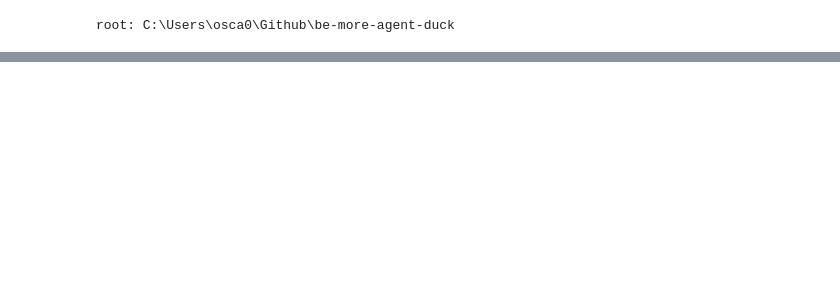
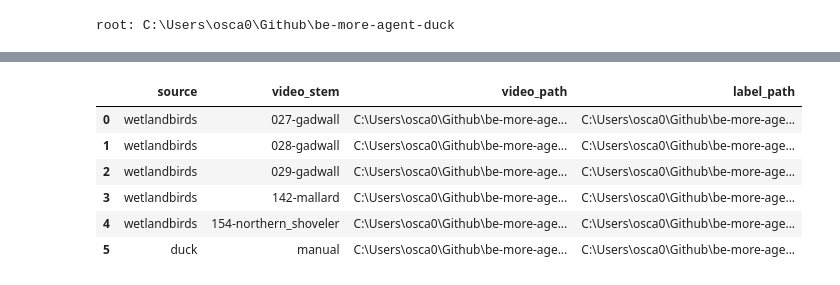
Before and after one commit to MelonChicken/be-more-agent-duck, a Jupyter notebook: notebooks/cv_check.ipynb, the cells around one changed output, grey strips where cells are left out. Saved outputs shown, nothing was run; the diff lists cells and outputs as text; code cells hidden in the pictures; blank space fills up the shorter version.

```diff
--- a/notebooks/cv_check.ipynb
+++ b/notebooks/cv_check.ipynb
@@ -17,5 +10,5 @@ groups(영상명)는 라벨 파일 기준으로 재구성한다. agent 런타임
 # %%
-FOLDS = 5              # 데이터 부족으로 5-fold 실패 시 3으로
-INCLUDE_STD = False    # True → Feature B (mean+std, 1024-dim) 비교
+FOLDS = 5
+INCLUDE_STD = True
 RANDOM_STATE = 42
 CONFIG_PATH = "config.json"
@@ -24,27 +17,29 @@ CONFIG_PATH = "config.json"
 # %%
-import json, sys
+import json
+import sys
 from collections import defaultdict
-from datetime import datetime
 from pathlib import Path
 
 import numpy as np
 import pandas as pd
 from sklearn.linear_model import LogisticRegression
+from sklearn.metrics import accuracy_score, classification_report, f1_score
 from sklearn.model_selection import StratifiedGroupKFold
-from sklearn.metrics import f1_score
 from sklearn.preprocessing import LabelEncoder
 
-# repo 루트를 import 경로에 추가 (notebooks/ 에서 열어도 src 가 잡히게)
 ROOT = Path.cwd()
 if (ROOT / "src").exists():
     root = ROOT
 elif (ROOT.parent / "src").exists():
-    root = ROOT.parent          # notebooks/ 안에서 실행한 경우
+    root = ROOT.parent
 else:
-    raise RuntimeError("repo 루트를 찾지 못했습니다. repo 루트나 notebooks/ 에서 실행하세요.")
-sys.path.insert(0, str(root))
+    raise RuntimeError("Run this notebook from the repo root or notebooks/.")
+if str(root) not in sys.path:
+    sys.path.insert(0, str(root))
 
 from src.classifier import build_feature_matrix
+OUTPUT_DIR = root / "notebooks" / "outputs"
+OUTPUT_DIR.mkdir(parents=True, exist_ok=True)
 print("root:", root)
 # %% [output]
 root: C:\Users\osca0\Github\be-more-agent-duck
@@ -139,0 +48,69 @@ groups OK: 149구간 / 36영상
+# %%
+def load_config(path):
+    config_path = Path(path)
+    if not config_path.is_absolute():
+        config_path = root / config_path
+    with config_path.open("r", encoding="utf-8") as f:
+        return json.load(f)
+
+def resolve_path(path_value):
+    path = Path(path_value)
+    return path if path.is_absolute() else root / path
+
+def collect_source(name, labels_dir, videos_dir):
+    labels_dir = resolve_path(labels_dir)
+    videos_dir = resolve_path(videos_dir)
+    rows = []
+    missing_videos = []
+    for label_path in sorted(labels_dir.glob("labels_*.csv")):
+        video_stem = label_path.stem[len("labels_"):]
+        video_path = videos_dir / f"{video_stem}.mp4"
+        if video_path.exists():
+            rows.append({"source": name, "video_stem": video_stem, "video_path": video_path, "label_path": label_path})
+        else:
+            missing_videos.append(video_path)
+    if missing_videos:
+        print(f"[{name}] labels without mp4 skipped:")
+        for video_path in missing_videos:
+            print("  -", video_path)
+    return rows
+
+config = load_config(CONFIG_PATH)
+clip_model = config.get("clip_model", "ViT-B/32")
+frames_per_seg = int(config.get("frames_per_seg", 10))
+
+sources = []
+sources.extend(collect_source("wetlandbirds", config.get("train_labels_dir", "data/train/wetlandbirds"), config.get("train_videos_dir", "data/train/wetlandbirds/videos")))
+sources.extend(collect_source("duck", config.get("duck_labels_dir", "data/train/duck"), config.get("duck_labels_dir", "data/train/duck")))
+if not sources:
+    raise FileNotFoundError("No training label/video pairs found in configured sources.")
+
+source_table = pd.DataFrame(sources)
+if source_table["video_stem"].duplicated().any():
+    display(source_table[source_table["video_stem"].duplicated(keep=False)])
+    raise RuntimeError("Duplicate video_stem values would make source mapping ambiguous.")
+
+video_paths = source_table["video_path"].astype(str).tolist()
+labels_csvs = source_table["label_path"].astype(str).tolist()
+source_by_group = dict(zip(source_table["video_stem"], source_table["source"]))
+
+box_paths = [resolve_path(p) for p in [config.get("train_boxes_csv"), config.get("duck_boxes_csv")] if p]
+missing_boxes = [p for p in box_paths if not p.exists()]
+if missing_boxes:
+    raise FileNotFoundError(f"Missing box CSV(s): {missing_boxes}")
+
+merged_boxes_csv = OUTPUT_DIR / "cv_check_merged_boxes.csv"
+pd.concat([pd.read_csv(p) for p in box_paths], ignore_index=True).to_csv(merged_boxes_csv, index=False)
+
+feature_name = "B(mean+std, 1024)" if INCLUDE_STD else "A(mean only, 512)"
+source_counts = source_table.groupby("source").size().rename("videos").to_frame()
+print(f"model={clip_model}, frames_per_seg={frames_per_seg}, feature={feature_name}")
+print("merged boxes:", merged_boxes_csv)
+print(f"total videos: {len(source_table)}")
+display(source_counts)
+display(pd.concat([source_table.head(3), source_table.tail(3)], ignore_index=True))
+display(source_table[source_table["source"] == "duck"])
+assert len(source_table) == 37, f"Expected 37 videos (36+1), got {len(source_table)}"
+assert source_counts.loc["wetlandbirds", "videos"] == 36
+assert source_counts.loc["duck", "videos"] == 1
+# %% [output]
@@ -139,0 +124,7 @@ groups OK: 149구간 / 36영상
+|  | source | video_stem | video_path | label_path |
+| 0 | wetlandbirds | 027-gadwall | C:\Users\osca0\Github\be-more-age... | C:\Users\osca0\Github\be-more-age... |
+| 1 | wetlandbirds | 028-gadwall | C:\Users\osca0\Github\be-more-age... | C:\Users\osca0\Github\be-more-age... |
+| 2 | wetlandbirds | 029-gadwall | C:\Users\osca0\Github\be-more-age... | C:\Users\osca0\Github\be-more-age... |
+| 3 | wetlandbirds | 142-mallard | C:\Users\osca0\Github\be-more-age... | C:\Users\osca0\Github\be-more-age... |
+| 4 | wetlandbirds | 154-northern_shoveler | C:\Users\osca0\Github\be-more-age... | C:\Users\osca0\Github\be-more-age... |
+| 5 | duck | manual | C:\Users\osca0\Github\be-more-age... | C:\Users\osca0\Github\be-more-age... |
```
Also changed, not shown: parts of 19 cells of this notebook, 10 other files.
